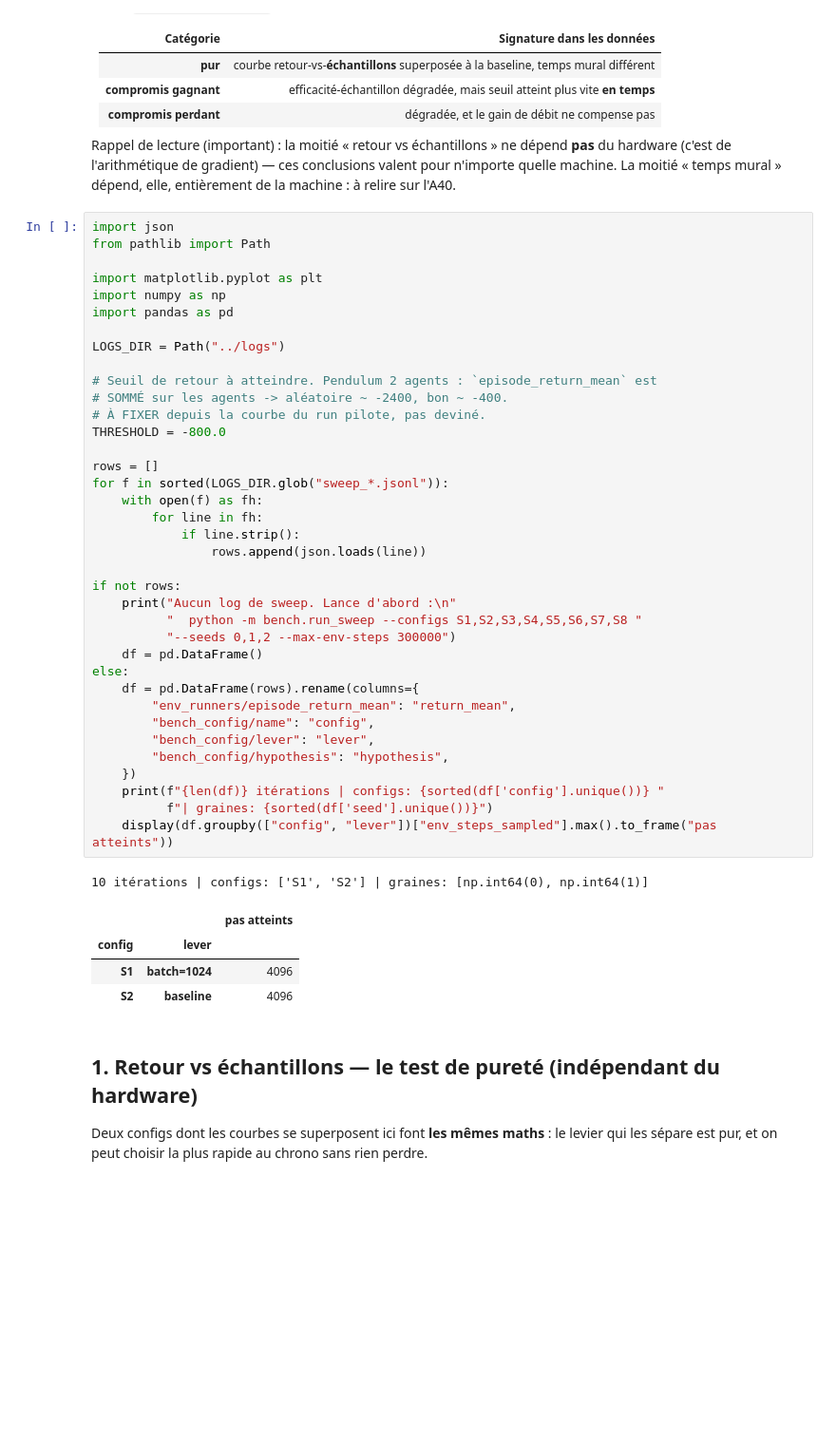
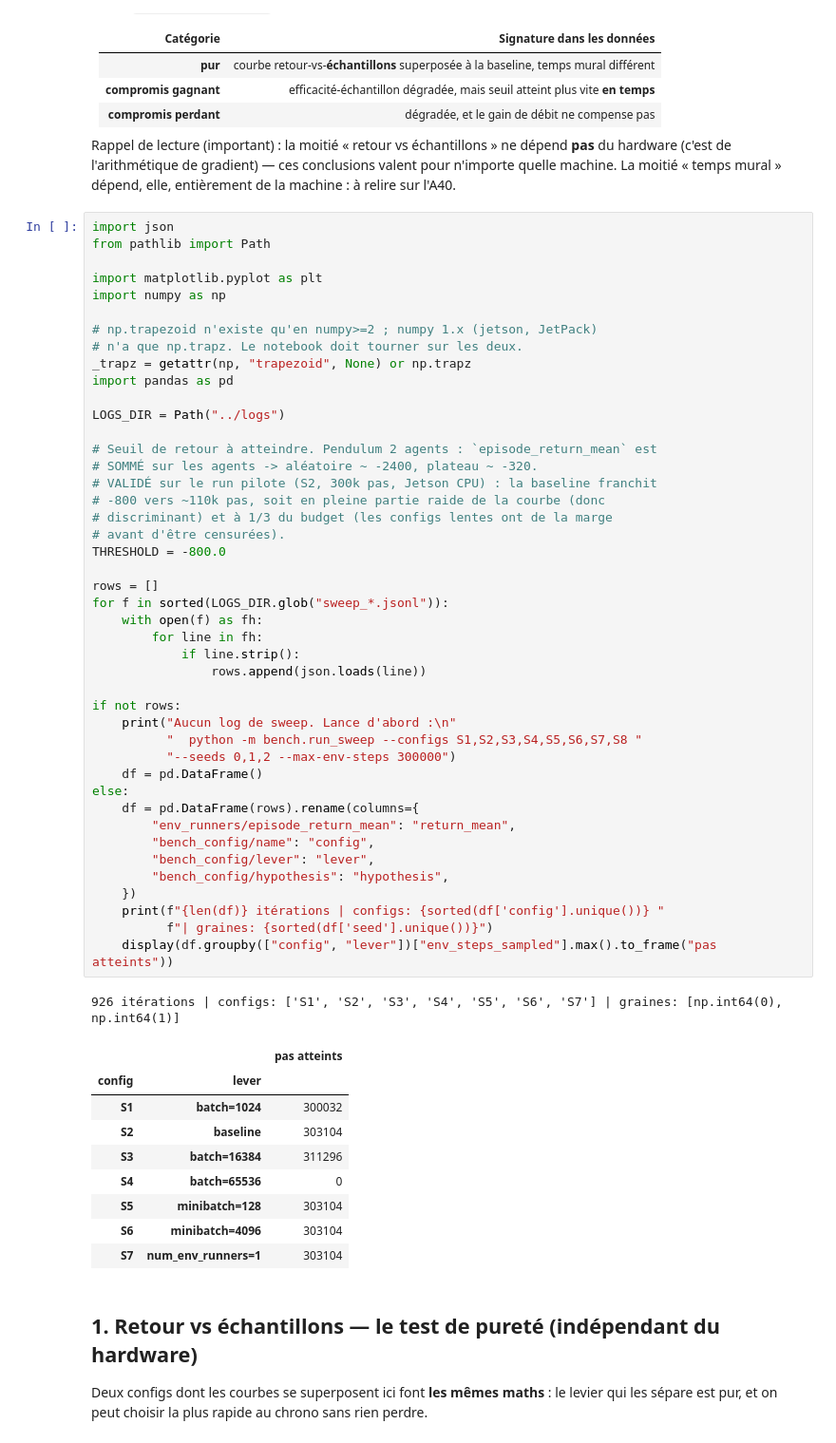
Before and after one commit to BNJ02/marl-rllib-gpu-bench, a Jupyter notebook: notebooks/analyze_convergence.ipynb, the cells around one changed output. Shown at 95% size. Drawn from its saved outputs; the diff is of its cells as text; blank space fills up the shorter version.

```diff
--- a/notebooks/analyze_convergence.ipynb
+++ b/notebooks/analyze_convergence.ipynb
@@ -19,43 +19,55 @@ from pathlib import Path
 
 import matplotlib.pyplot as plt
 import numpy as np
+
+# np.trapezoid n'existe qu'en numpy>=2 ; numpy 1.x (jetson, JetPack)
+# n'a que np.trapz. Le notebook doit tourner sur les deux.
+_trapz = getattr(np, "trapezoid", None) or np.trapz
 import pandas as pd
 
 LOGS_DIR = Path("../logs")
 
 # Seuil de retour à atteindre. Pendulum 2 agents : `episode_return_mean` est
-# SOMMÉ sur les agents -> aléatoire ~ -2400, bon ~ -400.
-# À FIXER depuis la courbe du run pilote, pas deviné.
+# SOMMÉ sur les agents -> aléatoire ~ -2400, plateau ~ -320.
+# VALIDÉ sur le run pilote (S2, 300k pas, Jetson CPU) : la baseline franchit
+# -800 vers ~110k pas, soit en pleine partie raide de la courbe (donc
+# discriminant) et à 1/3 du budget (les configs lentes ont de la marge
+# avant d'être censurées).
 THRESHOLD = -800.0
 
 rows = []
 for f in sorted(LOGS_DIR.glob("sweep_*.jsonl")):
     with open(f) as fh:
         for line in fh:
             if line.strip():
                 rows.append(json.loads(line))
 
 if not rows:
     print("Aucun log de sweep. Lance d'abord :\n"
           "  python -m bench.run_sweep --configs S1,S2,S3,S4,S5,S6,S7,S8 "
           "--seeds 0,1,2 --max-env-steps 300000")
     df = pd.DataFrame()
 else:
     df = pd.DataFrame(rows).rename(columns={
         "env_runners/episode_return_mean": "return_mean",
         "bench_config/name": "config",
         "bench_config/lever": "lever",
         "bench_config/hypothesis": "hypothesis",
     })
     print(f"{len(df)} itérations | configs: {sorted(df['config'].unique())} "
           f"| graines: {sorted(df['seed'].unique())}")
     display(df.groupby(["config", "lever"])["env_steps_sampled"].max().to_frame("pas atteints"))
 # %% [output]
-10 itérations | configs: ['S1', 'S2'] | graines: [np.int64(0), np.int64(1)]
+926 itérations | configs: ['S1', 'S2', 'S3', 'S4', 'S5', 'S6', 'S7'] | graines: [np.int64(0), np.int64(1)]
 |  |  | pas atteints |
 | config | lever |  |
-| S1 | batch=1024 | 4096 |
-| S2 | baseline | 4096 |
+| S1 | batch=1024 | 300032 |
+| S2 | baseline | 303104 |
+| S3 | batch=16384 | 311296 |
+| S4 | batch=65536 | 0 |
+| S5 | minibatch=128 | 303104 |
+| S6 | minibatch=4096 | 303104 |
+| S7 | num_env_runners=1 | 303104 |
 # %% [markdown]
 ## 1. Retour vs échantillons — le test de pureté (indépendant du hardware)
 
```
Also changed, not shown: parts of 5 cells of this notebook, 14 other files.
